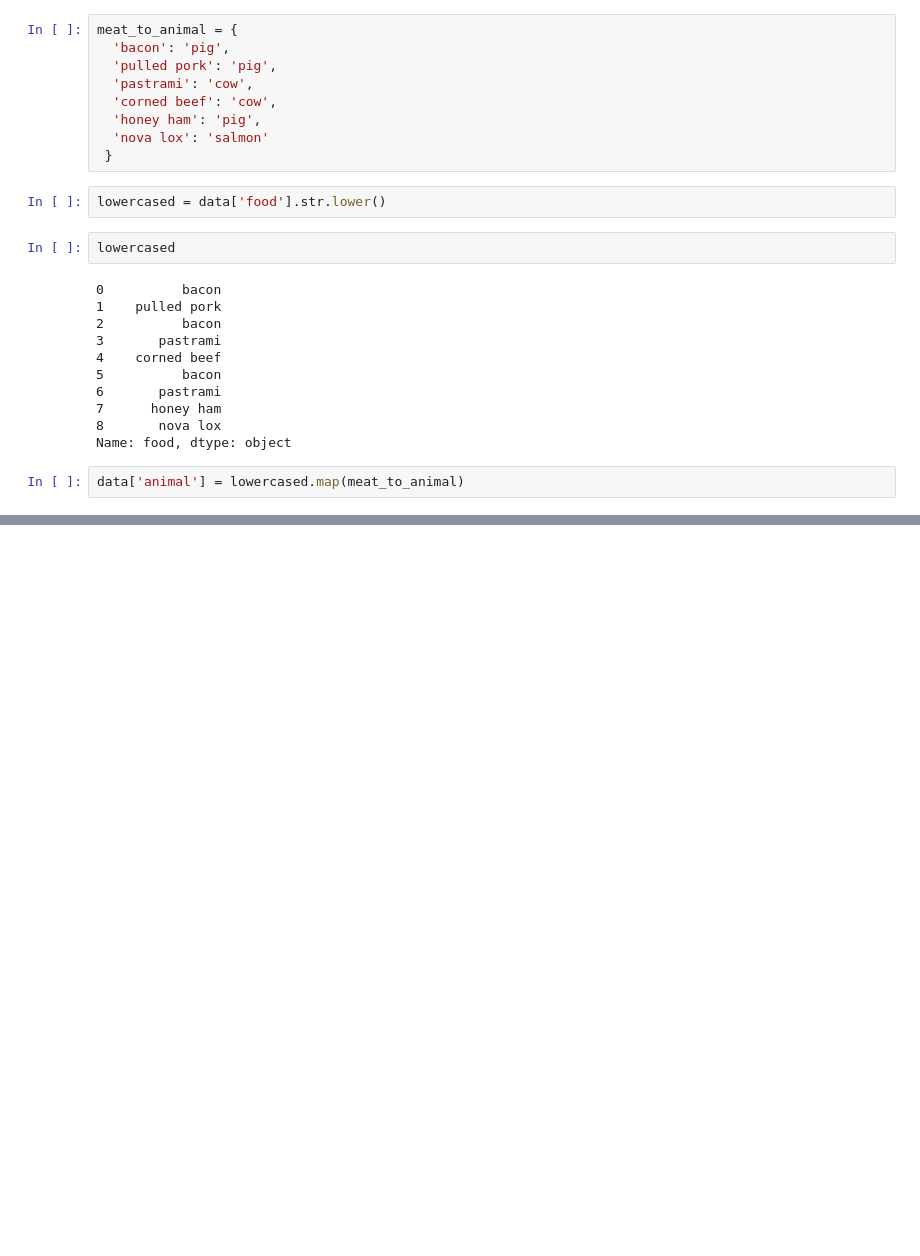
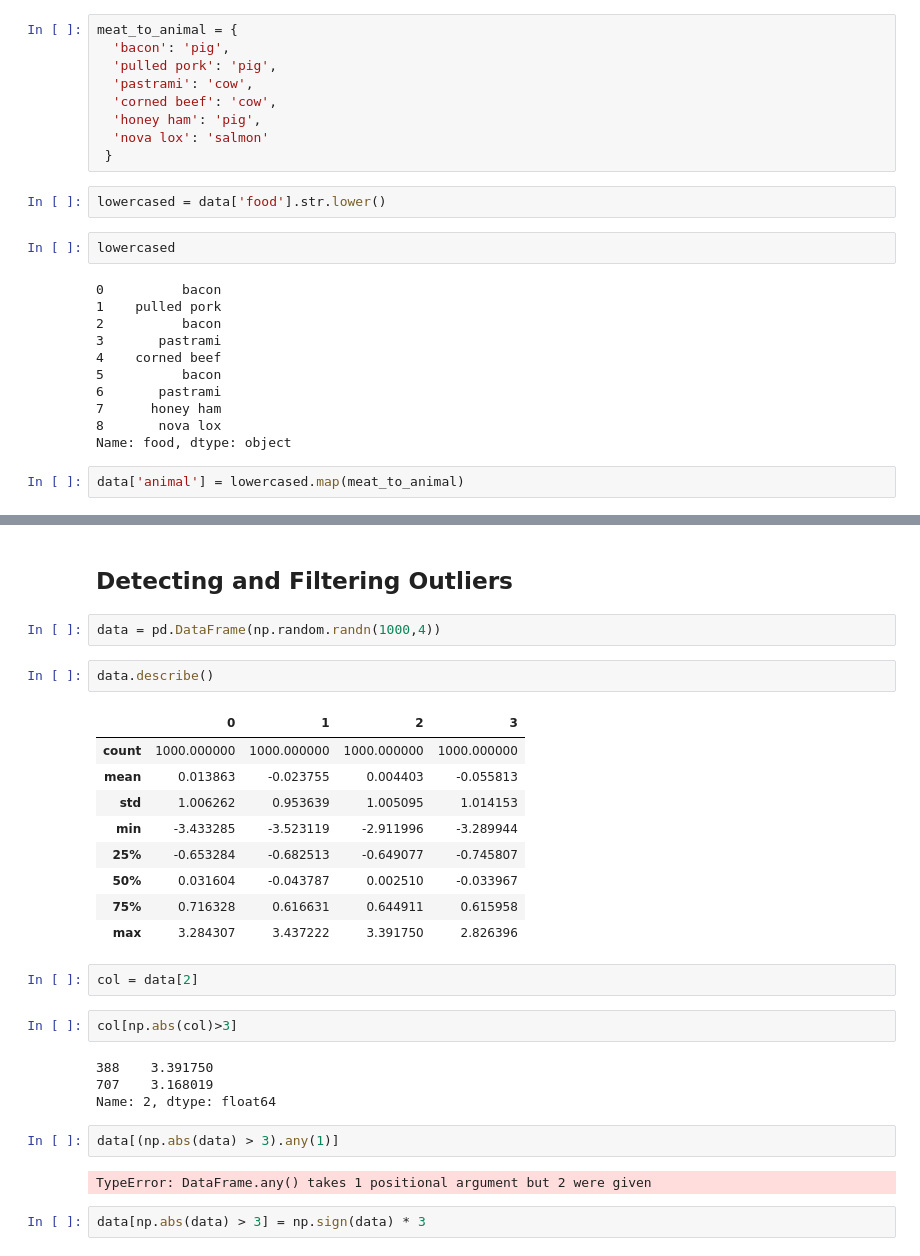
Before and after one commit to hemant0hack/Data-Analysis-Practices, a Jupyter notebook: Pandas/Data Cleaning and Preparation.ipynb, the cells around one changed output, grey strips where cells are left out. Cells and saved outputs as stored; diff of their text form; blank space fills up the shorter version.

```diff
--- a/Pandas/Data Cleaning and Preparation.ipynb
+++ b/Pandas/Data Cleaning and Preparation.ipynb
@@ -346,0 +535,30 @@ data
+# %% [markdown]
+## Detecting and Filtering Outliers
+# %%
+data = pd.DataFrame(np.random.randn(1000,4))
+# %%
+data.describe()
+# %% [output]
+|  | 0 | 1 | 2 | 3 |
+| count | 1000.000000 | 1000.000000 | 1000.000000 | 1000.000000 |
+| mean | 0.013863 | -0.023755 | 0.004403 | -0.055813 |
+| std | 1.006262 | 0.953639 | 1.005095 | 1.014153 |
+| min | -3.433285 | -3.523119 | -2.911996 | -3.289944 |
+| 25% | -0.653284 | -0.682513 | -0.649077 | -0.745807 |
+| 50% | 0.031604 | -0.043787 | 0.002510 | -0.033967 |
+| 75% | 0.716328 | 0.616631 | 0.644911 | 0.615958 |
+| max | 3.284307 | 3.437222 | 3.391750 | 2.826396 |
+# %%
+col = data[2]
+# %%
+col[np.abs(col)>3]
+# %% [output]
+388    3.391750
+707    3.168019
+Name: 2, dtype: float64
+# %%
+data[(np.abs(data) > 3).any(1)]
+# %% [output]
+TypeError: DataFrame.any() takes 1 positional argument but 2 were given
+# %%
+data[np.abs(data) > 3] = np.sign(data) * 3
```
Also changed, not shown: parts of 113 cells of this notebook.
